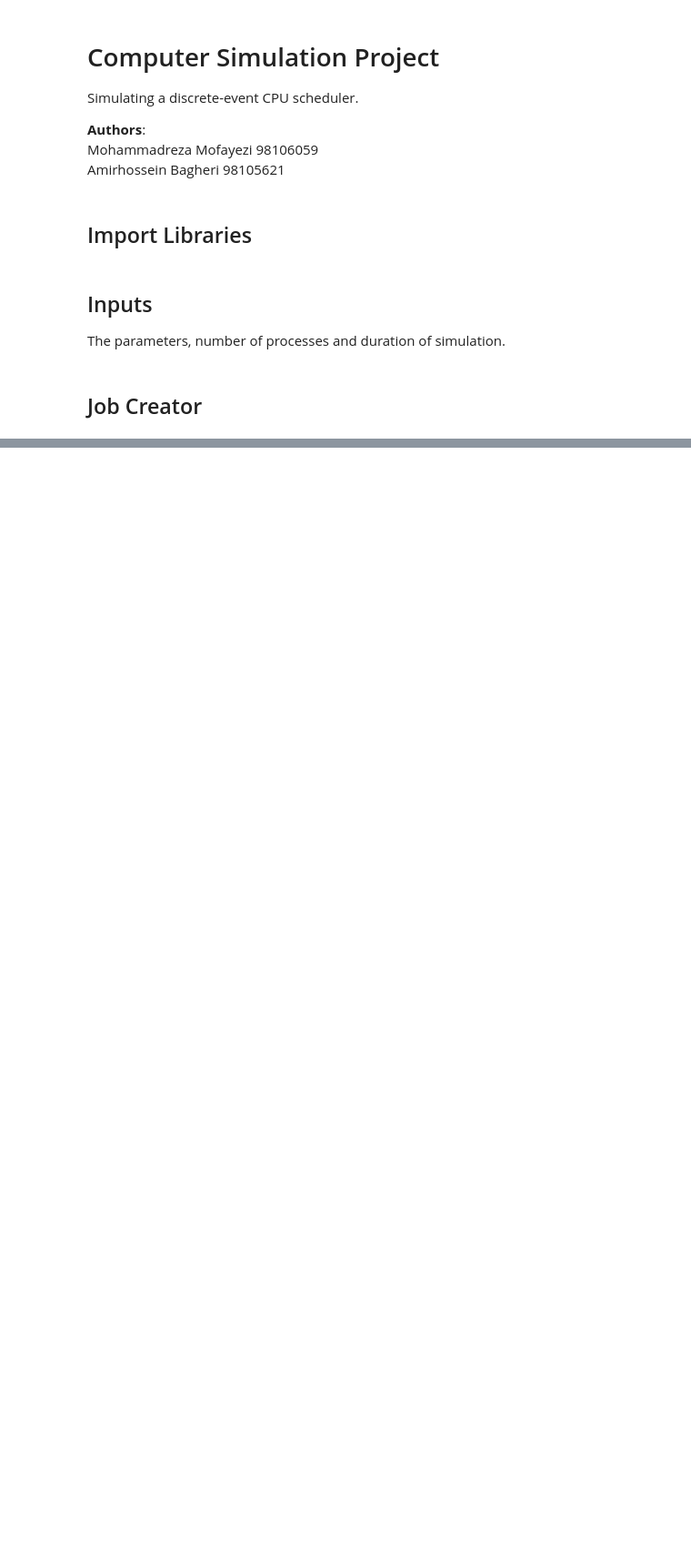
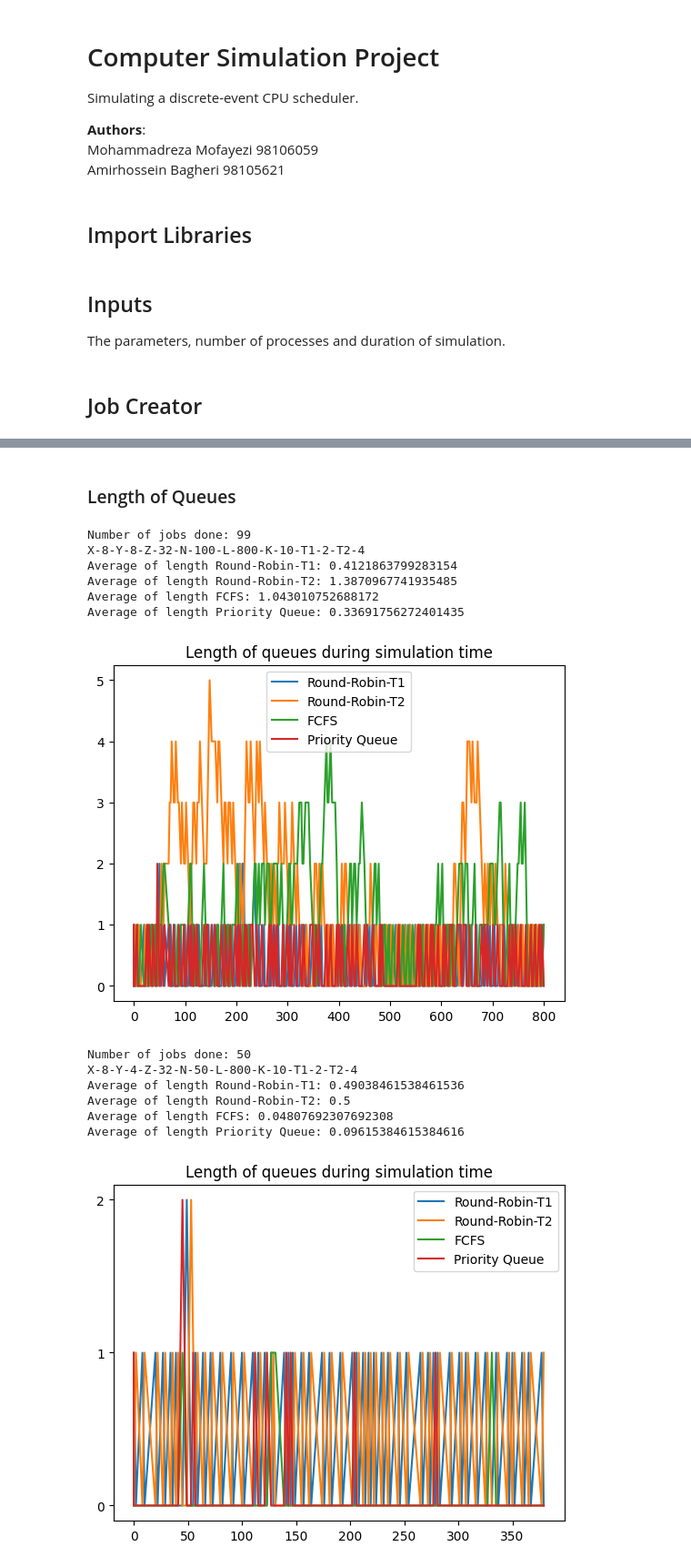
Before and after one commit to ckoorosh/CS-Project-Fall22, a Jupyter notebook: src/main.ipynb, the cells around one changed output, grey strips where cells are left out. Shown: that part at 91% size. Cells and saved outputs as stored; diff of their text form; code cells hidden in the pictures; blank space fills up the shorter version.

Commit message:
Adding code for results Implementing plot for length of queues Refactoring code

```diff
--- a/src/main.ipynb
+++ b/src/main.ipynb
@@ -237,0 +235,4 @@ Task 96 Priority: 3 - InterArrival: 8 - Arrival: 765 - ServiceTime: 8 FinishTime
+# %%
+np.random.seed(seed=11)
+processor = Processor(N, L, [RR(T1), RR(T2), FCFS()], [0.8, 0.1, 0.1], K=K, X=X, Y=Y, Z=Z)
+processor.run(verbose=True)
@@ -237,0 +259,52 @@ Task 96 Priority: 3 - InterArrival: 8 - Arrival: 765 - ServiceTime: 8 FinishTime
+# %%
+inputs = [{'X': 8, 'Y': 8, 'Z': 32, 'N': 100, 'L': 800, 'K': 10, 'T1': 2, 'T2': 4},
+          {'X': 8, 'Y': 4, 'Z': 32, 'N': 50, 'L': 800, 'K': 10, 'T1': 2, 'T2': 4},
+          {'X': 8, 'Y': 8, 'Z': 16, 'N': 100, 'L': 800, 'K': 10, 'T1': 2, 'T2': 4},
+          {'X': 8, 'Y': 8, 'Z': 32, 'N': 100, 'L': 800, 'K': 10, 'T1': 6, 'T2': 8}]
+# %%
+def get_input_name(inp):
+    return str(inp)[1:-1].replace("'", "").replace(": ", "-").replace(", ", "-")
+
+
+def run_and_plot(input_i, plot_func, save=False):
+    np.random.seed(seed=seed)
+    processor = Processor(input_i['N'], input_i['L'], [RR(input_i['T1']), RR(input_i['T2']), FCFS()], [0.8, 0.1, 0.1],
+                          K=input_i['K'], X=input_i['X'], Y=input_i['Y'], Z=input_i['Z'])
+    processor.run(verbose=False)
+    print(f"Number of jobs done: {len(processor.order_of_finish)}")
+    plot_func(processor, save, get_input_name(input_i))
+# %% [markdown]
+### Length of Queues
+# %%
+def plot_queue_lens(processor, save=False, input_name='default'):
+    fig, ax = plt.subplots()
+    print(input_name)
+    for i in range(4):
+        print(f'Average of length {queue_names[i]}: {np.mean(processor.queue_lens[i])}')
+        ax.plot(processor.queue_lens_time,processor.queue_lens[i], label=queue_names[i])
+    ax.legend()
+    ax.set_yticks([i for i in range(np.max(processor.queue_lens) + 1)])
+    ax.set_title('Length of queues during simulation time')
+    plt.show()
+    if save:
+        fig.savefig(f'figs/queue-len-{input_name}.png')
+# %%
+queue_names = ['Round-Robin-T1', 'Round-Robin-T2', 'FCFS', 'Priority Queue']
+seed = 1111
+for i in inputs:
+    run_and_plot(i, plot_queue_lens, save=False)
+# %% [output]
+Number of jobs done: 99
+X-8-Y-8-Z-32-N-100-L-800-K-10-T1-2-T2-4
+Average of length Round-Robin-T1: 0.4121863799283154
+Average of length Round-Robin-T2: 1.3870967741935485
+Average of length FCFS: 1.043010752688172
+Average of length Priority Queue: 0.33691756272401435
+[figure, added]
+Number of jobs done: 50
+X-8-Y-4-Z-32-N-50-L-800-K-10-T1-2-T2-4
+Average of length Round-Robin-T1: 0.49038461538461536
+Average of length Round-Robin-T2: 0.5
+Average of length FCFS: 0.04807692307692308
+Average of length Priority Queue: 0.09615384615384616
+[figure, added]
```
Also changed, not shown: parts of 11 cells of this notebook.
